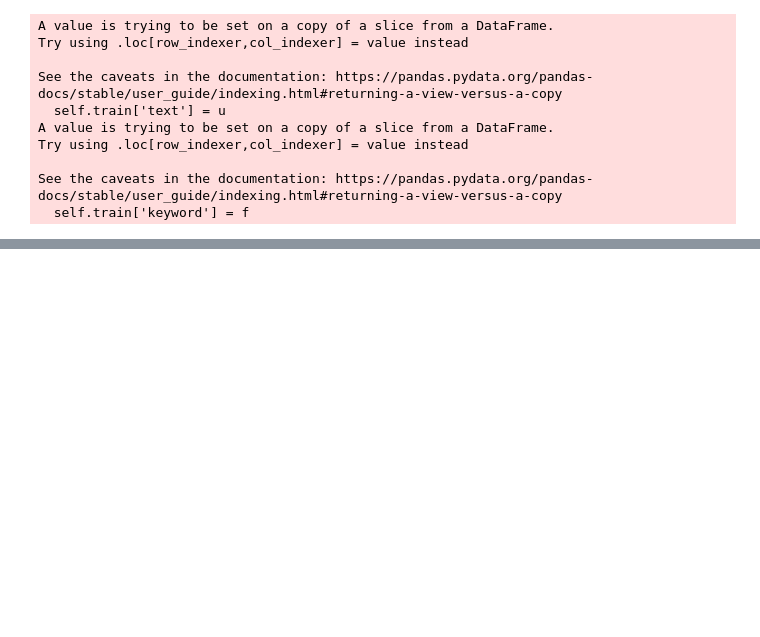
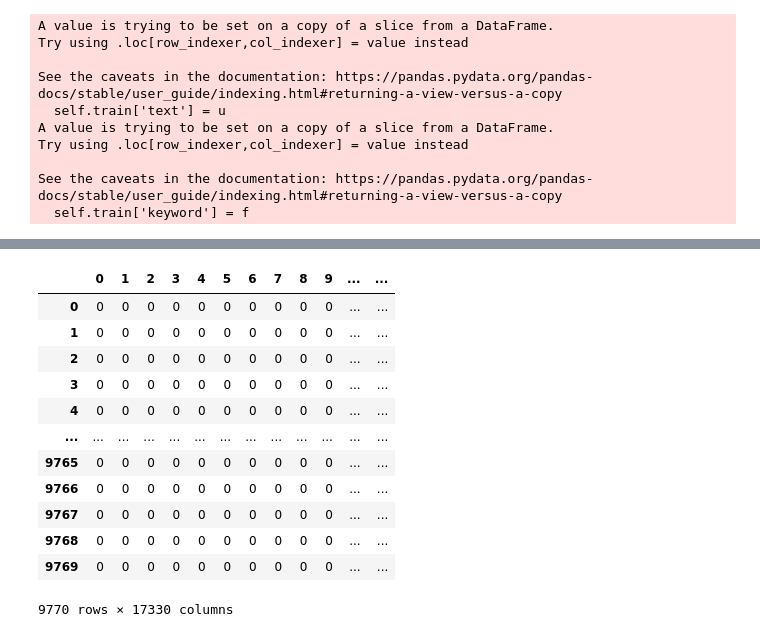
Before and after one commit to 160808037/assignment-repositry, a Jupyter notebook: beginning of nlp.ipynb, the cells around one changed output, grey strips where cells are left out. Saved outputs shown, nothing was run; the diff lists cells and outputs as text; code cells hidden in the pictures; blank space fills up the shorter version.

```diff
--- a/beginning of nlp.ipynb
+++ b/beginning of nlp.ipynb
@@ -240,0 +218,3 @@ newtest
+# %%
+newtrainy = newtrain.target
+newtrainX = newtrain.drop(['target','id'],axis = 1)
@@ -240,0 +237,4 @@ newtest
+# %%
+newval
+newvaly = newval.target
+newvalX = newval.drop(['target','id'],axis = 1)
@@ -240,0 +257,29 @@ newtest
+# %%
+final = pd.concat([newtrainX,newvalX,newtest])
+# %%
+from sklearn.model_selection import train_test_split
+from sklearn.feature_extraction.text import CountVectorizer
+cv = CountVectorizer()
+X_traincv = cv.fit_transform(final['text'])
+Xt = cv.fit_transform(final['keyword'])
+nnnx = X_traincv.toarray()
+nnnxx = Xt.toarray()
+n = pd.DataFrame(nnnx)
+x = pd.DataFrame(nnnxx)
+df_concat = pd.concat([x, n], axis=1)
+# %%
+df_concat
+# %% [output]
+|  | 0 | 1 | 2 | 3 | 4 | 5 | 6 | 7 | 8 | 9 | ... | ... |
+| 0 | 0 | 0 | 0 | 0 | 0 | 0 | 0 | 0 | 0 | 0 | ... | ... |
+| 1 | 0 | 0 | 0 | 0 | 0 | 0 | 0 | 0 | 0 | 0 | ... | ... |
+| 2 | 0 | 0 | 0 | 0 | 0 | 0 | 0 | 0 | 0 | 0 | ... | ... |
+| 3 | 0 | 0 | 0 | 0 | 0 | 0 | 0 | 0 | 0 | 0 | ... | ... |
+| 4 | 0 | 0 | 0 | 0 | 0 | 0 | 0 | 0 | 0 | 0 | ... | ... |
+| ... | ... | ... | ... | ... | ... | ... | ... | ... | ... | ... | ... | ... |
+| 9765 | 0 | 0 | 0 | 0 | 0 | 0 | 0 | 0 | 0 | 0 | ... | ... |
+| 9766 | 0 | 0 | 0 | 0 | 0 | 0 | 0 | 0 | 0 | 0 | ... | ... |
+| 9767 | 0 | 0 | 0 | 0 | 0 | 0 | 0 | 0 | 0 | 0 | ... | ... |
+| 9768 | 0 | 0 | 0 | 0 | 0 | 0 | 0 | 0 | 0 | 0 | ... | ... |
+| 9769 | 0 | 0 | 0 | 0 | 0 | 0 | 0 | 0 | 0 | 0 | ... | ... |
+9770 rows × 17330 columns
```
Also changed, not shown: parts of 23 cells of this notebook.
